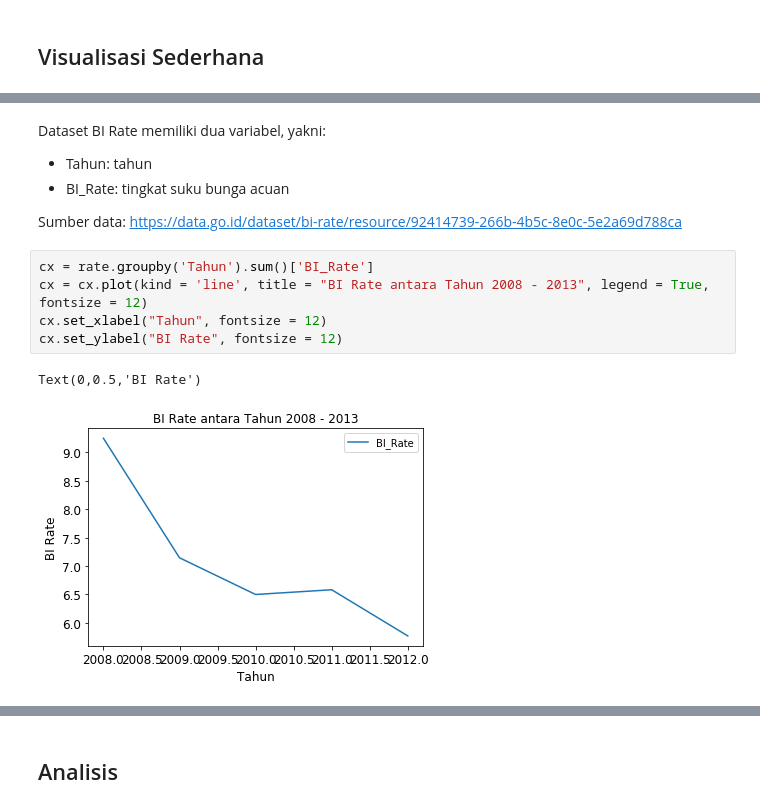
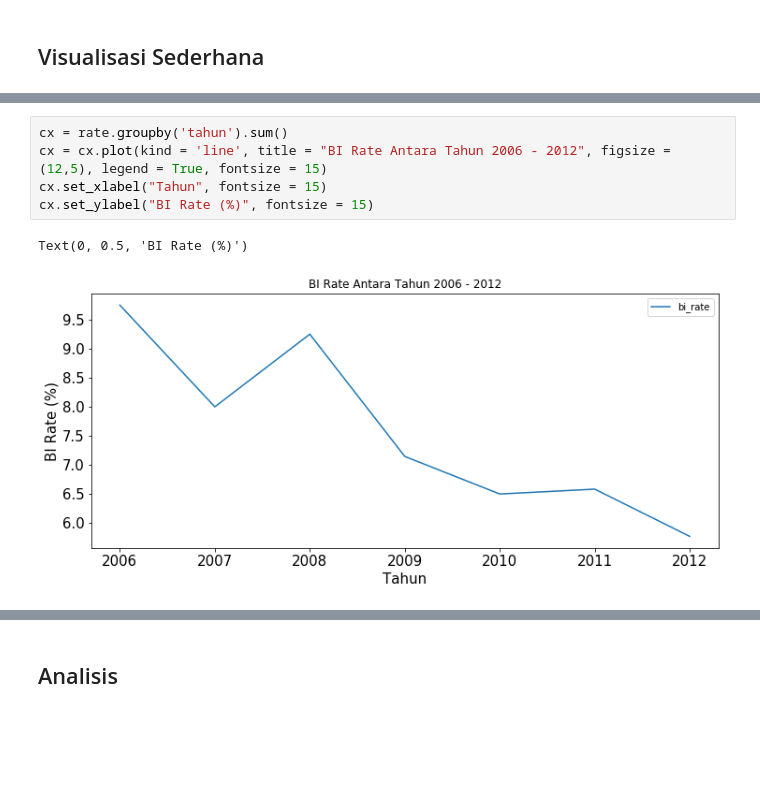
Before and after one commit to gabriellavg/digital-talent, a Jupyter notebook: Tugas Analisis Tingkat Inflasi.ipynb, the cells around one changed output, grey strips where cells are left out. Cells and saved outputs as stored; diff of their text form; blank space fills up the shorter version.

```diff
--- a/Tugas Analisis Tingkat Inflasi.ipynb
+++ b/Tugas Analisis Tingkat Inflasi.ipynb
@@ -76,14 +92,8 @@ rate
-# %% [markdown]
-Dataset BI Rate memiliki dua variabel, yakni:
-+ Tahun: tahun
-+ BI_Rate: tingkat suku bunga acuan
-
-Sumber data: https://data.go.id/dataset/bi-rate/resource/92414739-266b-4b5c-8e0c-5e2a69d788ca
 # %%
-cx = rate.groupby('Tahun').sum()['BI_Rate']
-cx = cx.plot(kind = 'line', title = "BI Rate antara Tahun 2008 - 2013", legend = True, fontsize = 12)
-cx.set_xlabel("Tahun", fontsize = 12)
-cx.set_ylabel("BI Rate", fontsize = 12)
+cx = rate.groupby('tahun').sum()
+cx = cx.plot(kind = 'line', title = "BI Rate Antara Tahun 2006 - 2012", figsize = (12,5), legend = True, fontsize = 15)
+cx.set_xlabel("Tahun", fontsize = 15)
+cx.set_ylabel("BI Rate (%)", fontsize = 15)
 # %% [output]
-Text(0,0.5,'BI Rate')
+Text(0, 0.5, 'BI Rate (%)')
-[figure, old version]
+[figure, new version]
```
Also changed, not shown: parts of 18 cells of this notebook, 1 other file.
